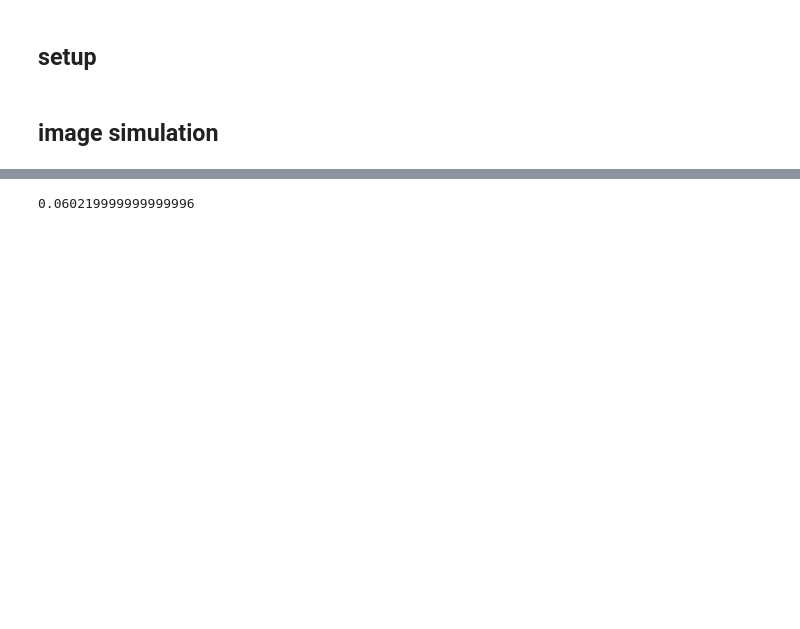
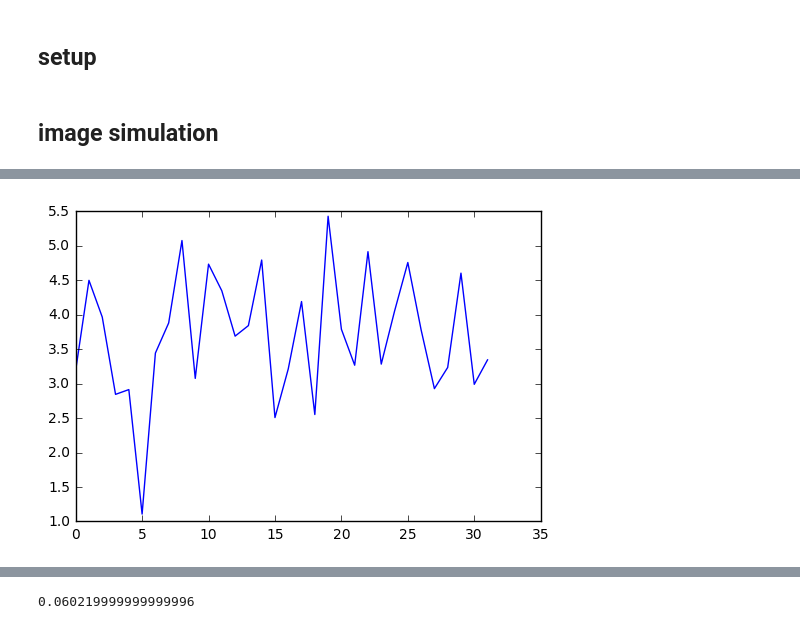
Before and after one commit to sofroniewn/unmixer, a Jupyter notebook: example.ipynb, the cells around one changed output, grey strips where cells are left out. Saved outputs shown, nothing was run; the diff lists cells and outputs as text; code cells hidden in the pictures; blank space fills up the shorter version.

```diff
--- a/example.ipynb
+++ b/example.ipynb
@@ -78,0 +120,4 @@ print(accuracy)
+# %%
+plt.plot(coeff['emission'][0]);
+# %% [output]
+[figure, added]
```
Also changed, not shown: parts of 8 cells of this notebook.
